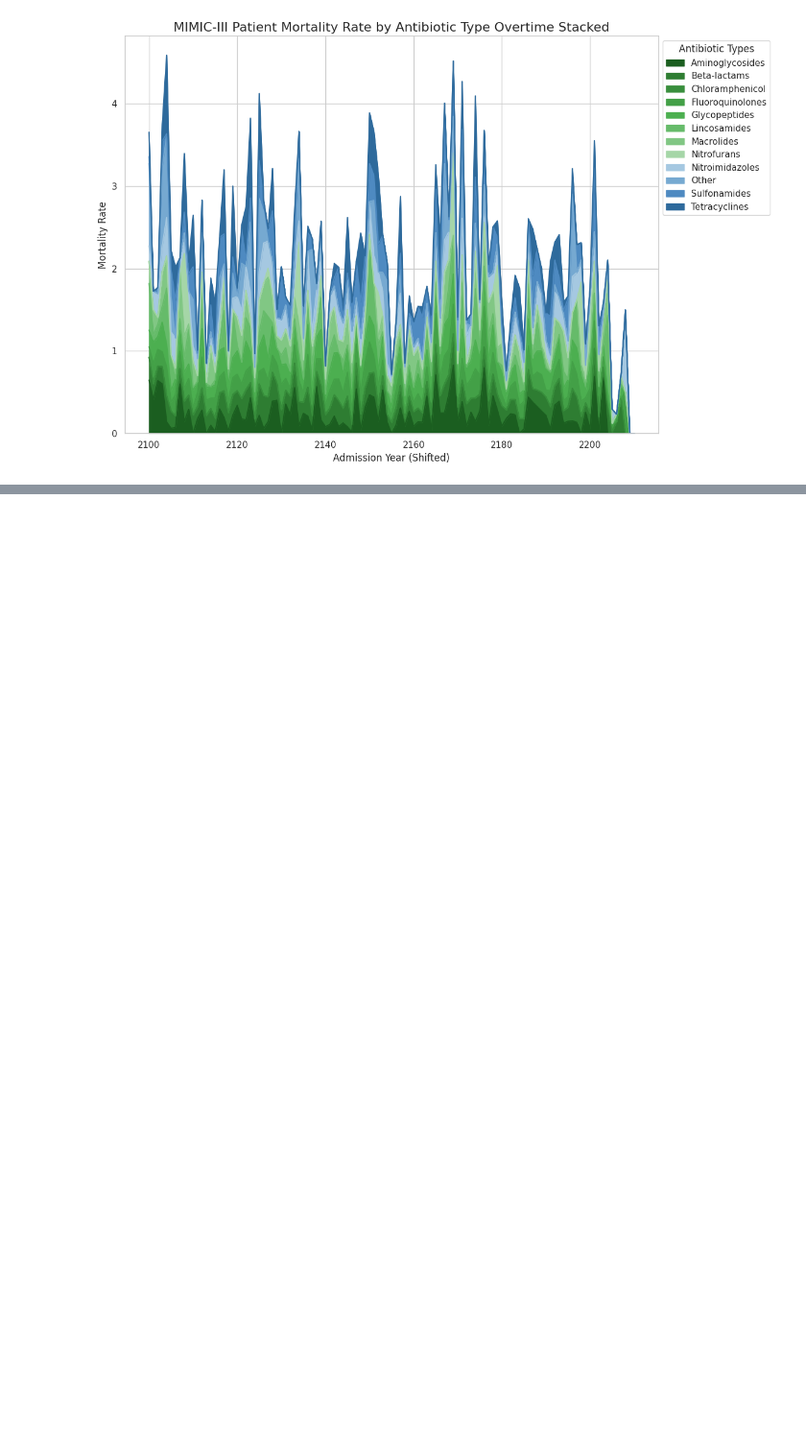
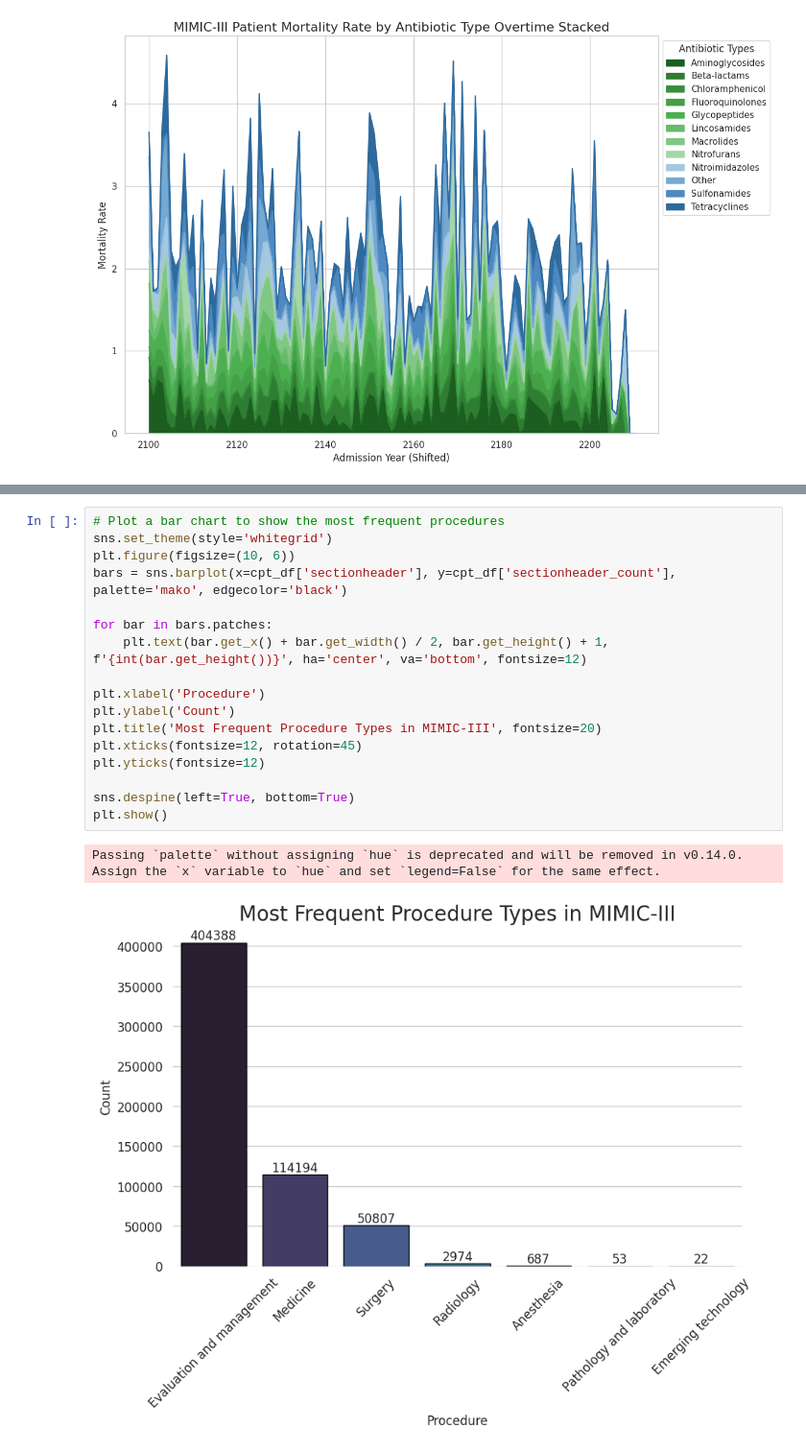
Before and after one commit to colestokes5/mimiciii-viz, a Jupyter notebook: mimiciii_viz.ipynb, the cells around one changed output, grey strips where cells are left out. Shown at 96% size. Drawn from its saved outputs; the diff is of its cells as text; blank space fills up the shorter version.

```diff
--- a/mimiciii_viz.ipynb
+++ b/mimiciii_viz.ipynb
@@ -281,0 +222,20 @@ plt.show()
+# %%
+# Plot a bar chart to show the most frequent procedures
+sns.set_theme(style='whitegrid')
+plt.figure(figsize=(10, 6))
+bars = sns.barplot(x=cpt_df['sectionheader'], y=cpt_df['sectionheader_count'], palette='mako', edgecolor='black')
+
+for bar in bars.patches:
+    plt.text(bar.get_x() + bar.get_width() / 2, bar.get_height() + 1, f'{int(bar.get_height())}', ha='center', va='bottom', fontsize=12)
+
+plt.xlabel('Procedure')
+plt.ylabel('Count')
+plt.title('Most Frequent Procedure Types in MIMIC-III', fontsize=20)
+plt.xticks(fontsize=12, rotation=45)
+plt.yticks(fontsize=12)
+
+sns.despine(left=True, bottom=True)
+plt.show()
+# %% [output]
+Passing `palette` without assigning `hue` is deprecated and will be removed in v0.14.0. Assign the `x` variable to `hue` and set `legend=False` for the same effect.
+[figure, added]
```
Also changed, not shown: parts of 14 cells of this notebook, 2 other files.
